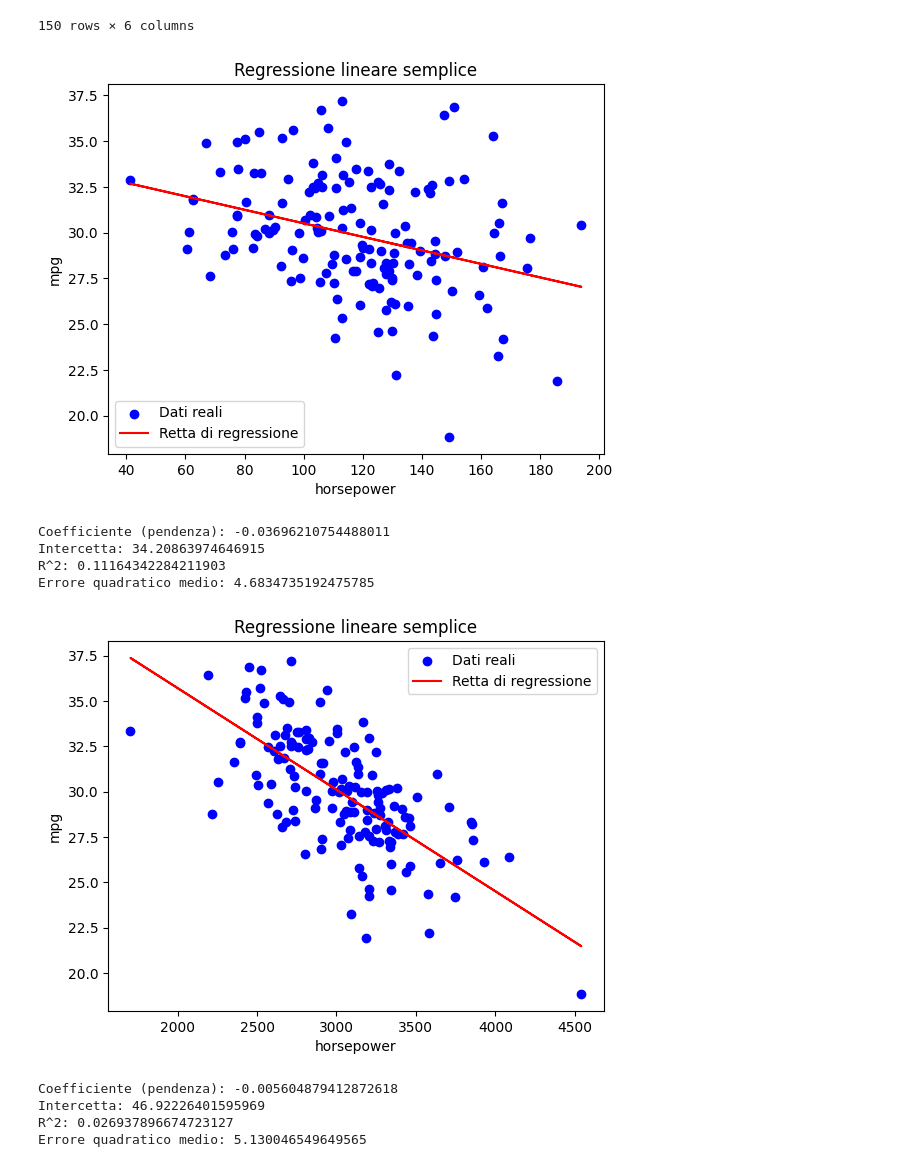
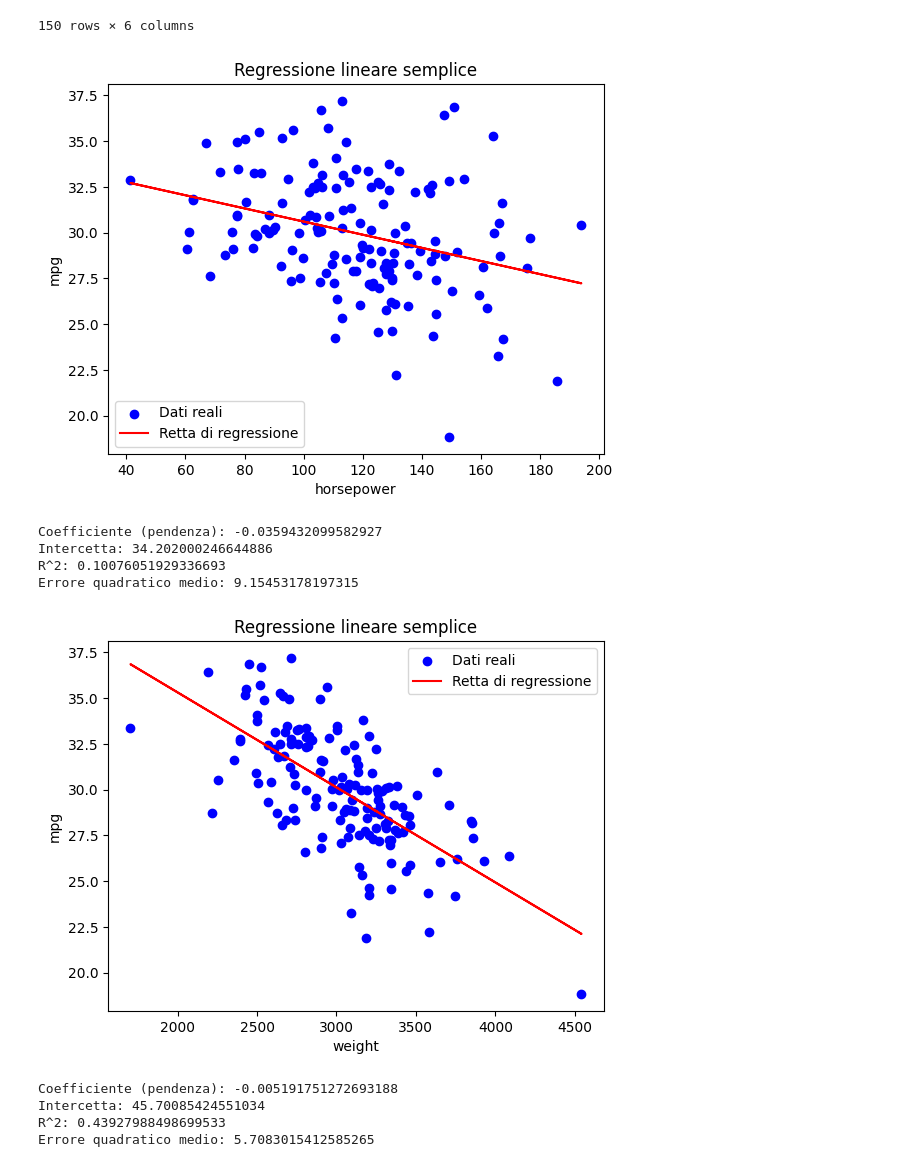
Before and after one commit to nh-spipitone/DataAnalyst-course, a Jupyter notebook: Studenti/JordyDiGiulio/giorno12/esercizio3_pomeriggio.ipynb, the cells around one changed output. Saved outputs shown, nothing was run; the diff lists cells and outputs as text; code cells hidden in the pictures.

Commit message:
regression

```diff
--- a/Studenti/JordyDiGiulio/giorno12/esercizio3_pomeriggio.ipynb
+++ b/Studenti/JordyDiGiulio/giorno12/esercizio3_pomeriggio.ipynb
@@ -32,19 +32,12 @@ df
 | 149 | 27.91 | 128.9 | 3251.9 | 12.9 | 72 | 2 |
 150 rows × 6 columns
 # %%
-y = df['mpg'].values
-x = df['horsepower'].values.reshape(-1,1)
+y = df['mpg']
+x = df[['horsepower']]
 
 model = LinearRegression()
-x_train, x_test, y_train, y_test = train_test_split(
-    x,
-    y,
-    test_size=0.2,
-    random_state=42
-)
-
-model.fit(x_train, y_train)
-y_predetta = model.predict(x_test)
+model.fit(x, y)
+y_predetta = model.predict(x)
 
 plt.scatter(x, y, color='blue', label='Dati reali')
 plt.plot(x, model.predict(x), color='red', label='Retta di regressione')
@@ -56,43 +49,36 @@ plt.show()
 
 print("Coefficiente (pendenza):", model.coef_[0])
 print("Intercetta:", model.intercept_)
-print("R^2:", r2_score(y_test, y_predetta))
-print("Errore quadratico medio:", mean_squared_error(y_test, y_predetta))
+print("R^2:", r2_score(y, y_predetta))
+print("Errore quadratico medio:", mean_squared_error(y, y_predetta))
 # %% [output]
-[figure, old version]
+[figure, new version]
-Coefficiente (pendenza): -0.03696210754488011
-Intercetta: 34.20863974646915
-R^2: 0.11164342284211903
-Errore quadratico medio: 4.6834735192475785
+Coefficiente (pendenza): -0.0359432099582927
+Intercetta: 34.202000246644886
+R^2: 0.10076051929336693
+Errore quadratico medio: 9.15453178197315
 # %%
-x = df['weight'].values.reshape(-1,1)
+x1 = df[['weight']]
 
 model1 = LinearRegression()
-x_train, x_test, y_train, y_test = train_test_split(
-    x,
-    y,
-    test_size=0.2,
-    random_state=42
-)
+model1.fit(x1,y)
+y1_predetta = model1.predict(x1)
 
-model1.fit(x_train, y_train)
-y_predetta = model1.predict(x_test)
-
-plt.scatter(x, y, color='blue', label='Dati reali')
-plt.plot(x, model1.predict(x), color='red', label='Retta di regressione')
+plt.scatter(x1, y, color='blue', label='Dati reali')
+plt.plot(x1, model1.predict(x1), color='red', label='Retta di regressione')
 plt.xlabel("weight")
 plt.ylabel("mpg")
 plt.legend()
 plt.title("Regressione lineare semplice")
 plt.show()
 
 print("Coefficiente (pendenza):", model1.coef_[0])
 print("Intercetta:", model1.intercept_)
-print("R^2:", r2_score(y_test, y_predetta))
-print("Errore quadratico medio:", mean_squared_error(y_test, y_predetta))
+print("R^2:", r2_score(y, y1_predetta))
+print("Errore quadratico medio:", mean_squared_error(y, y1_predetta))
 # %% [output]
-[figure, old version]
+[figure, new version]
-Coefficiente (pendenza): -0.005604879412872618
-Intercetta: 46.92226401595969
-R^2: 0.026937896674723127
-Errore quadratico medio: 5.130046549649565
+Coefficiente (pendenza): -0.005191751272693188
+Intercetta: 45.70085424551034
+R^2: 0.43927988498699533
+Errore quadratico medio: 5.7083015412585265
```
